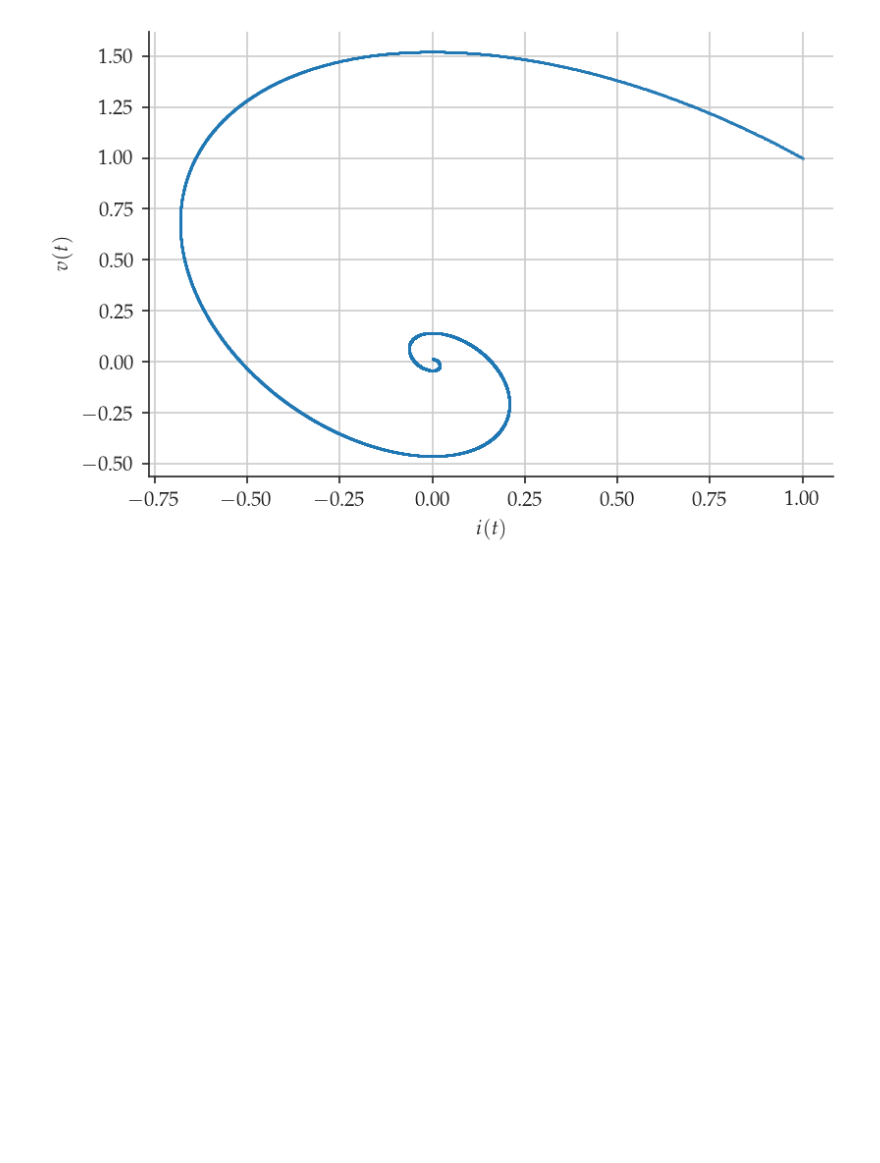
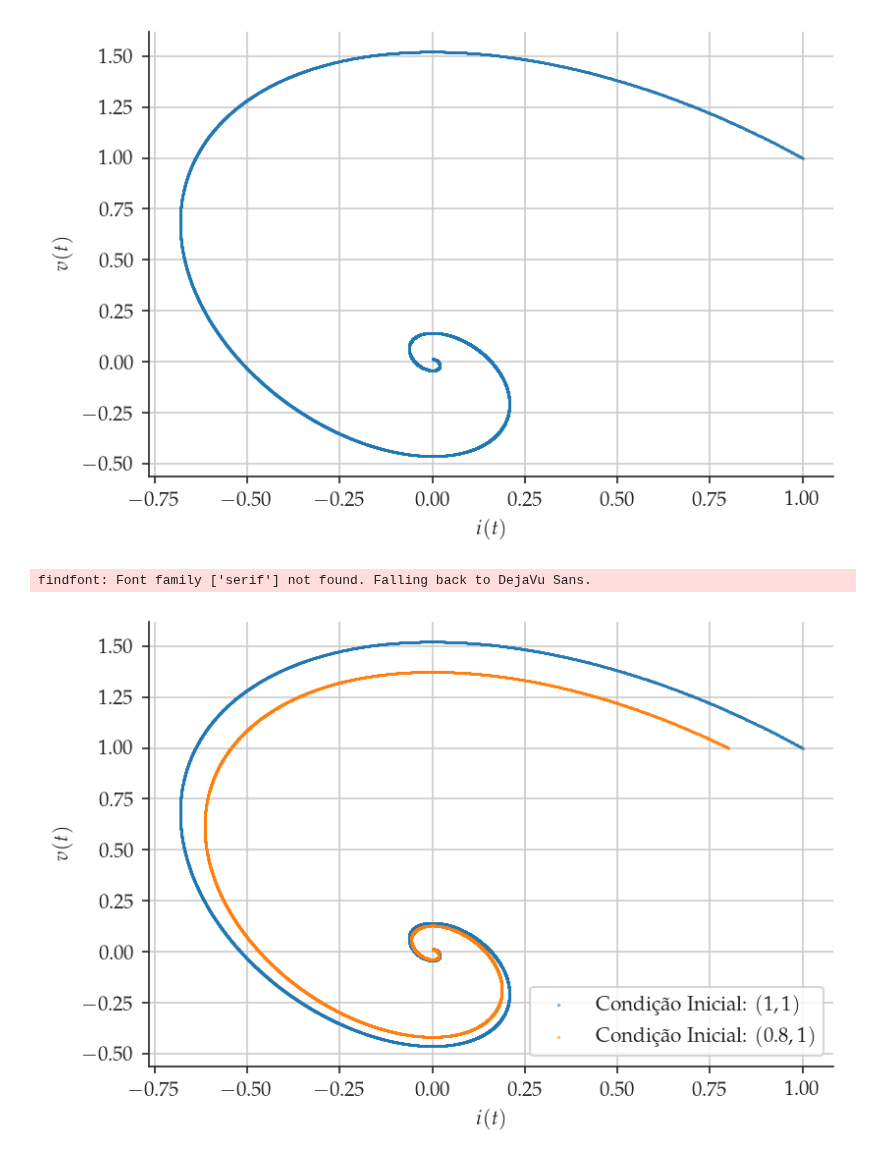
Before and after one commit to joaoppagnan/pibic-2020-2021, a Jupyter notebook: notebooks/visualizacao/espaco-fase.ipynb, the cells around one changed output. Saved outputs shown, nothing was run; the diff lists cells and outputs as text; code cells hidden in the pictures; blank space fills up the shorter version.

```diff
--- a/notebooks/visualizacao/espaco-fase.ipynb
+++ b/notebooks/visualizacao/espaco-fase.ipynb
@@ -79,3 +79,20 @@ sns.despine()
 fig.savefig("../../reports/relatorio-ee015/figures/rlc-phase-space.png")
 # %% [output]
 [figure]
+# %%
+V_2, I_2 = simular_rlc(10000, 1, 0.8)
+# %%
+fig, ax = plt.subplots()
+
+ax.scatter(I, V, s=0.1, label=r"Condição Inicial: $(1, 1)$")
+ax.scatter(I_2, V_2, s=0.1, label=r"Condição Inicial: $(0.8, 1)$")
+
+ax.set_ylabel(r"$v(t)$")
+ax.set_xlabel(r"$i(t)$")
+ax.legend()
+ax.grid()
+sns.despine()
+fig.savefig("../../reports/relatorio-ee015/figures/rlc-phase-space-alt.png")
+# %% [output]
+findfont: Font family ['serif'] not found. Falling back to DejaVu Sans.
+[figure, added]
```
Also changed, not shown: 12 other files.
